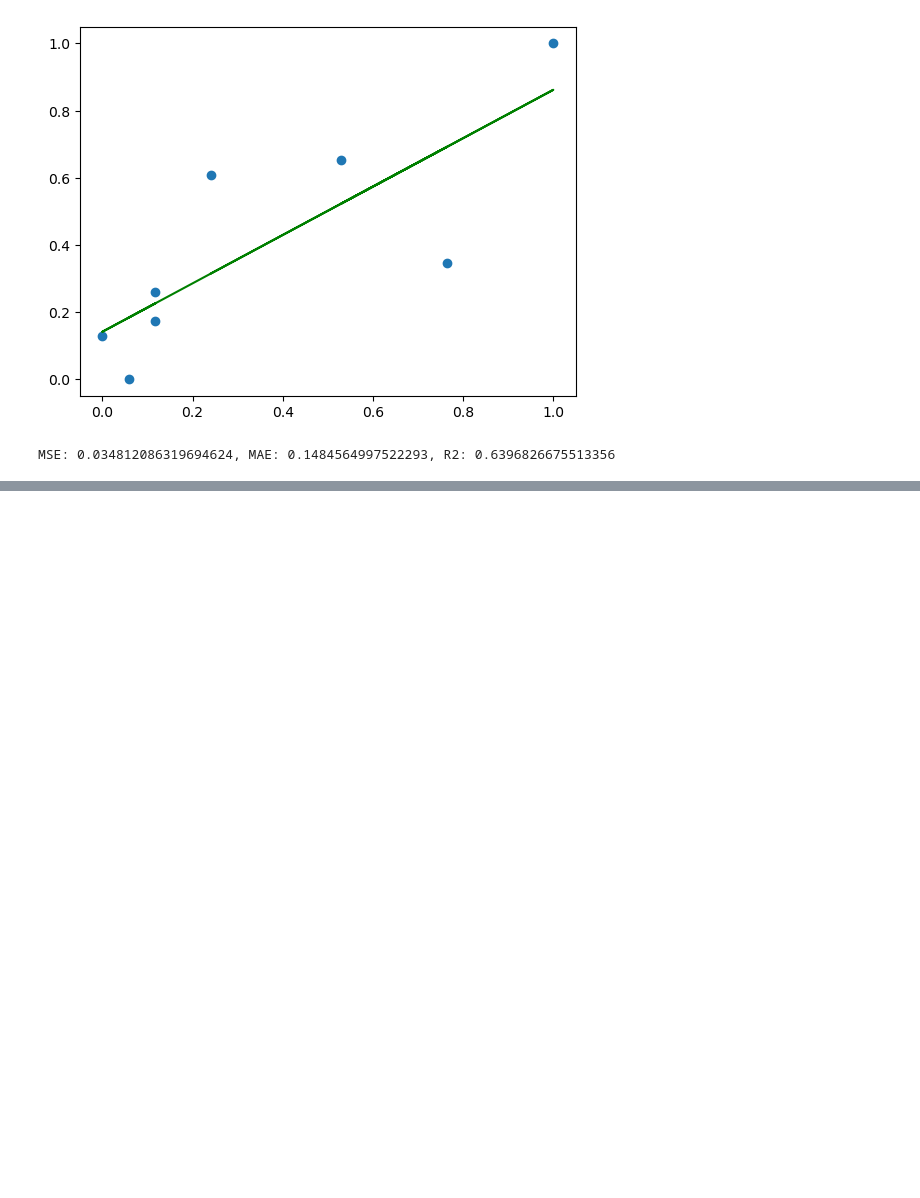
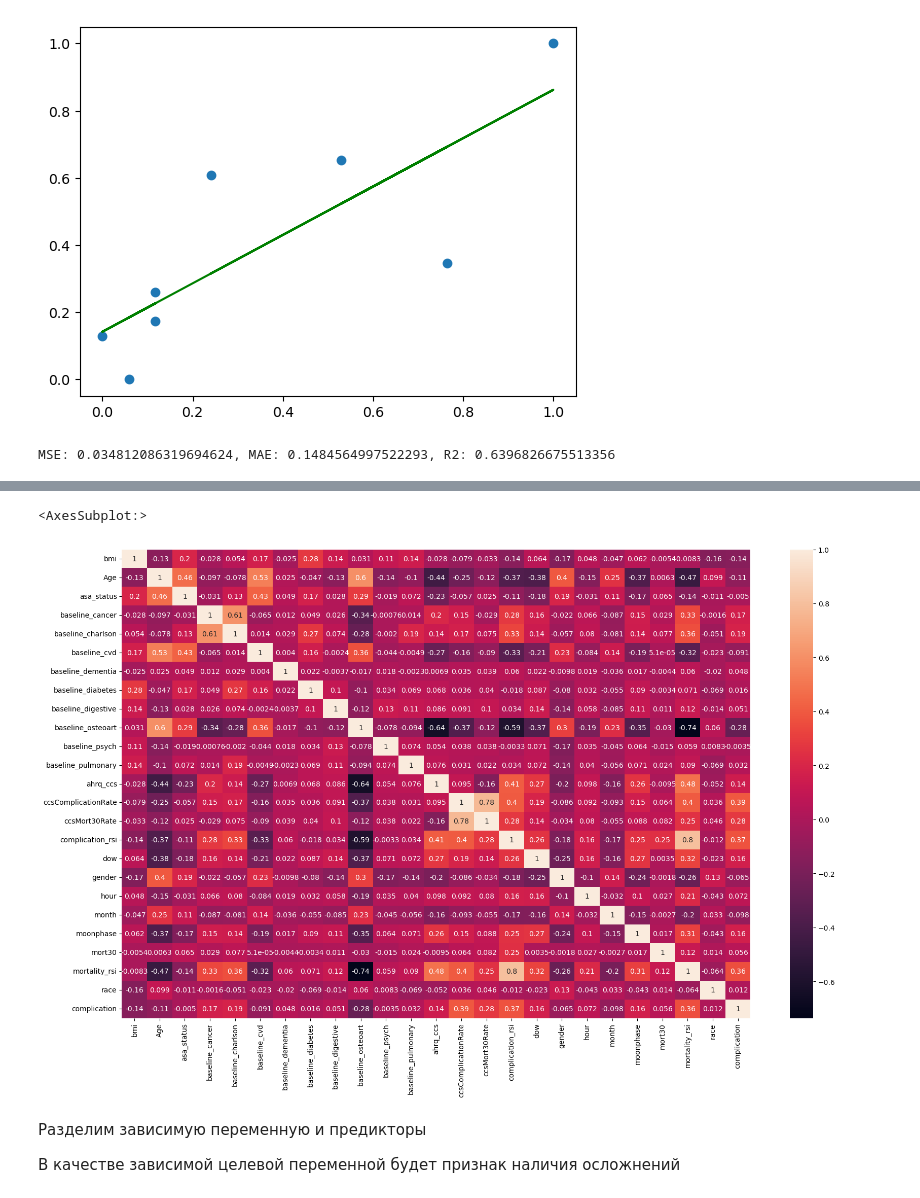
Before and after one commit to Letch49/ML_VVSU_2023, a Jupyter notebook: lec05/lec05.ipynb, the cells around one changed output, grey strips where cells are left out. Saved outputs shown, nothing was run; the diff lists cells and outputs as text; code cells hidden in the pictures; blank space fills up the shorter version.

```diff
--- a/lec05/lec05.ipynb
+++ b/lec05/lec05.ipynb
@@ -470,0 +487,7 @@ MSE: 0.034812086319694624, MAE: 0.1484564997522293, R2: 0.6396826675513356
+# %%
+import pandas as pd
+import zipfile
+zf = zipfile.ZipFile("archive.zip", "r")
+#zf.namelist() # 'Surgical-deepnet.csv'
+with zf.open("Surgical-deepnet.csv") as f:
+    surgical = pd.read_csv(f)
@@ -470,0 +529,11 @@ MSE: 0.034812086319694624, MAE: 0.1484564997522293, R2: 0.6396826675513356
+# %%
+import seaborn as sns
+plt.figure(figsize=(20,12))
+sns.heatmap(surgical.corr(), annot = True)
+# %% [output]
+<AxesSubplot:>
+[figure, added]
+# %% [markdown]
+Разделим зависимую переменную и предикторы
+
+В качестве зависимой целевой переменной будет признак наличия осложнений
```
Also changed, not shown: parts of 12 cells of this notebook, 1 other file.
